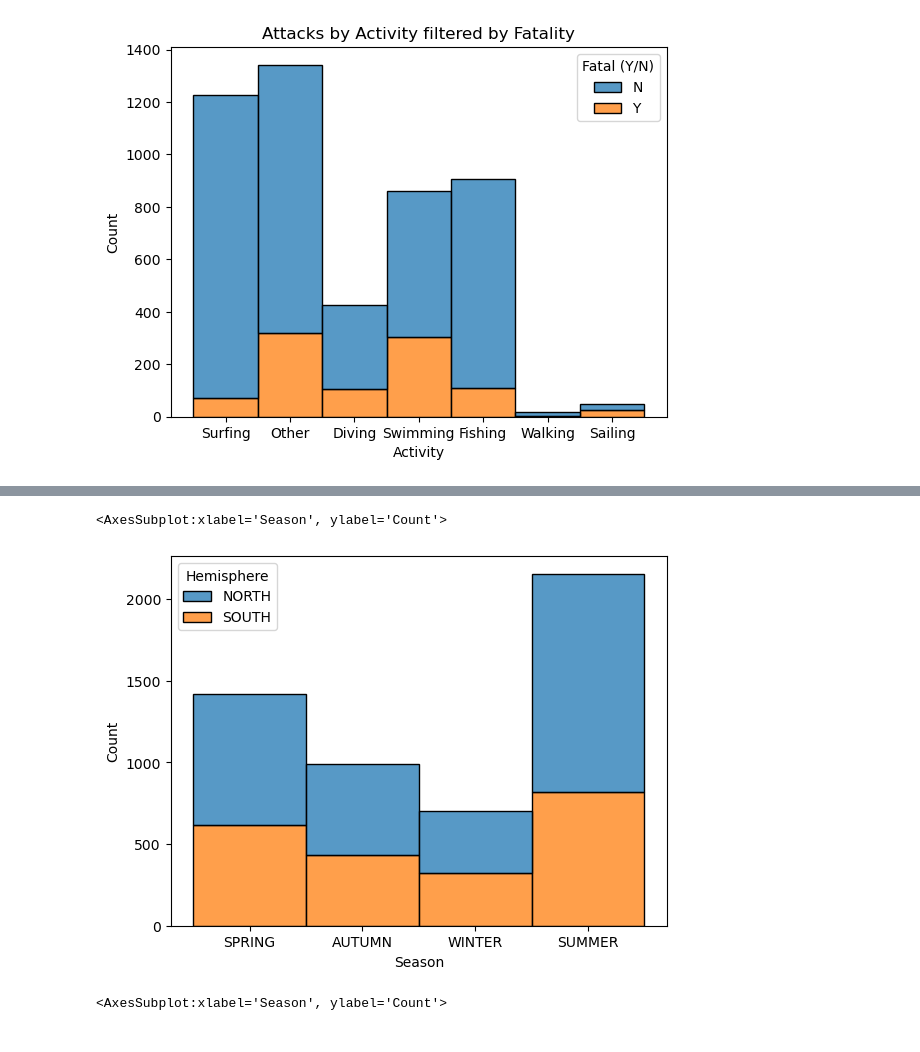
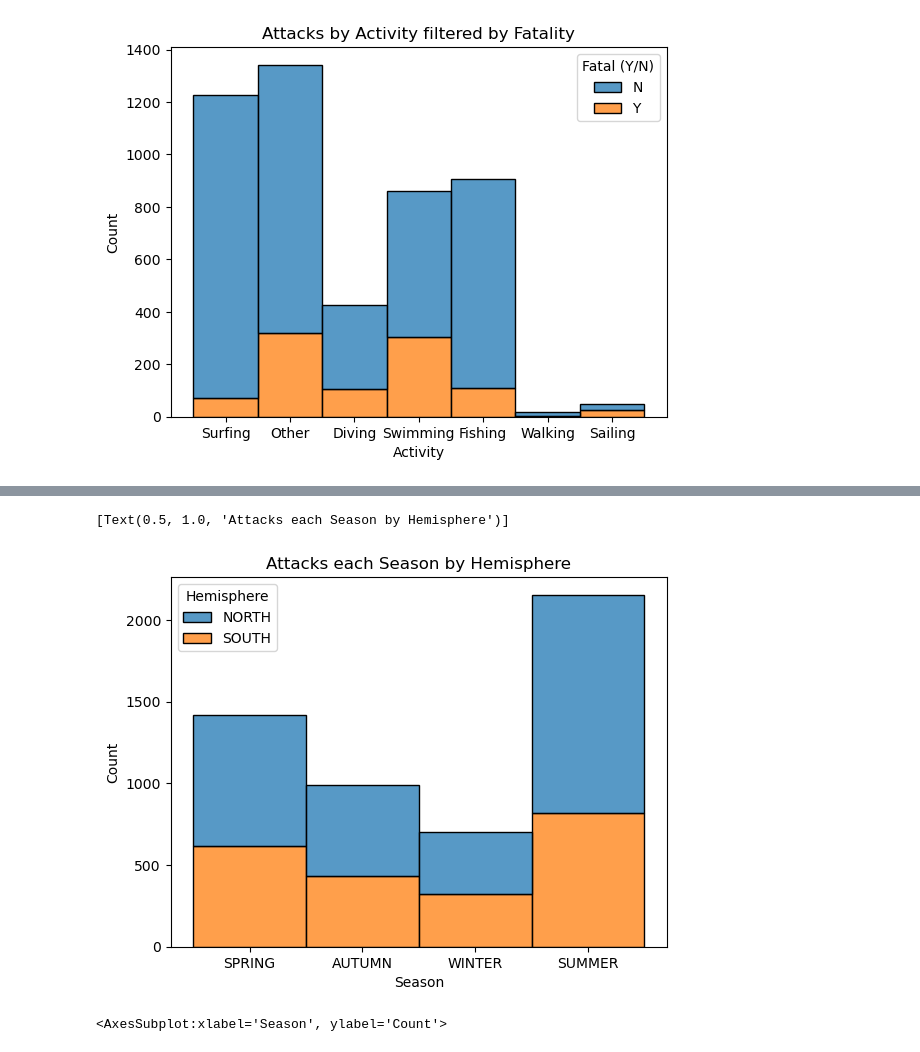
Before and after one commit to bernatbellmunt/ironh_project1, a Jupyter notebook: clean.ipynb, the cells around one changed output, grey strips where cells are left out. Saved outputs shown, nothing was run; the diff lists cells and outputs as text; code cells hidden in the pictures.

```diff
--- a/clean.ipynb
+++ b/clean.ipynb
@@ -396,9 +398,9 @@ AttributeError: 'tuple' object has no attribute 'set'
 # %%
 
-sns.histplot(df, x="Season", hue="Hemisphere", multiple="stack").set(title='Provoked Attacks each Season by Hemisphere')
+sns.histplot(df, x="Season", hue="Hemisphere", multiple="stack").set(title='Attacks each Season by Hemisphere')
 # %% [output]
-<AxesSubplot:xlabel='Season', ylabel='Count'>
+[Text(0.5, 1.0, 'Attacks each Season by Hemisphere')]
-[figure, old version]
+[figure, new version]
 # %%
 sns.histplot(df, x="Season", hue="Activity", multiple="dodge", palette= "magma").set(title='Attacks by Season depending on the Activity')
 # %% [output]
```
Also changed, not shown: parts of 5 cells of this notebook.
